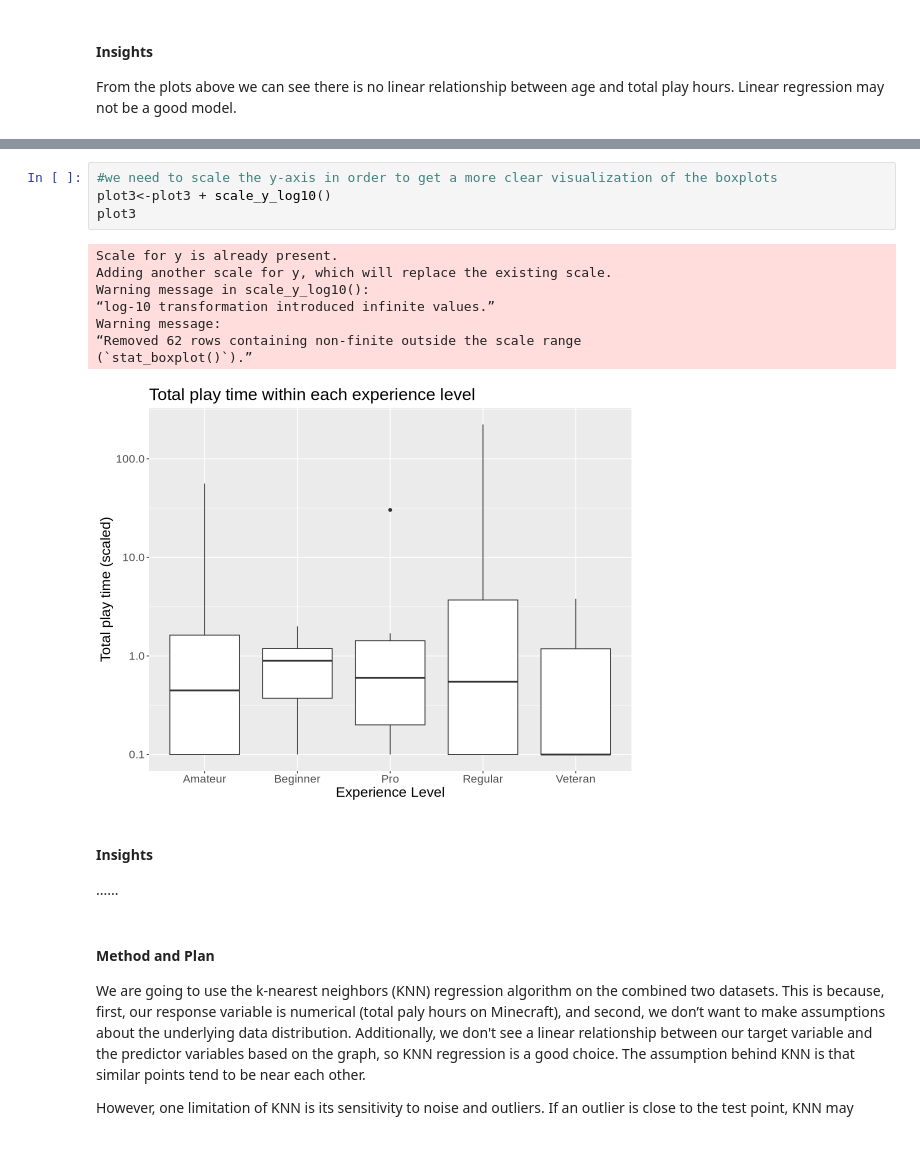
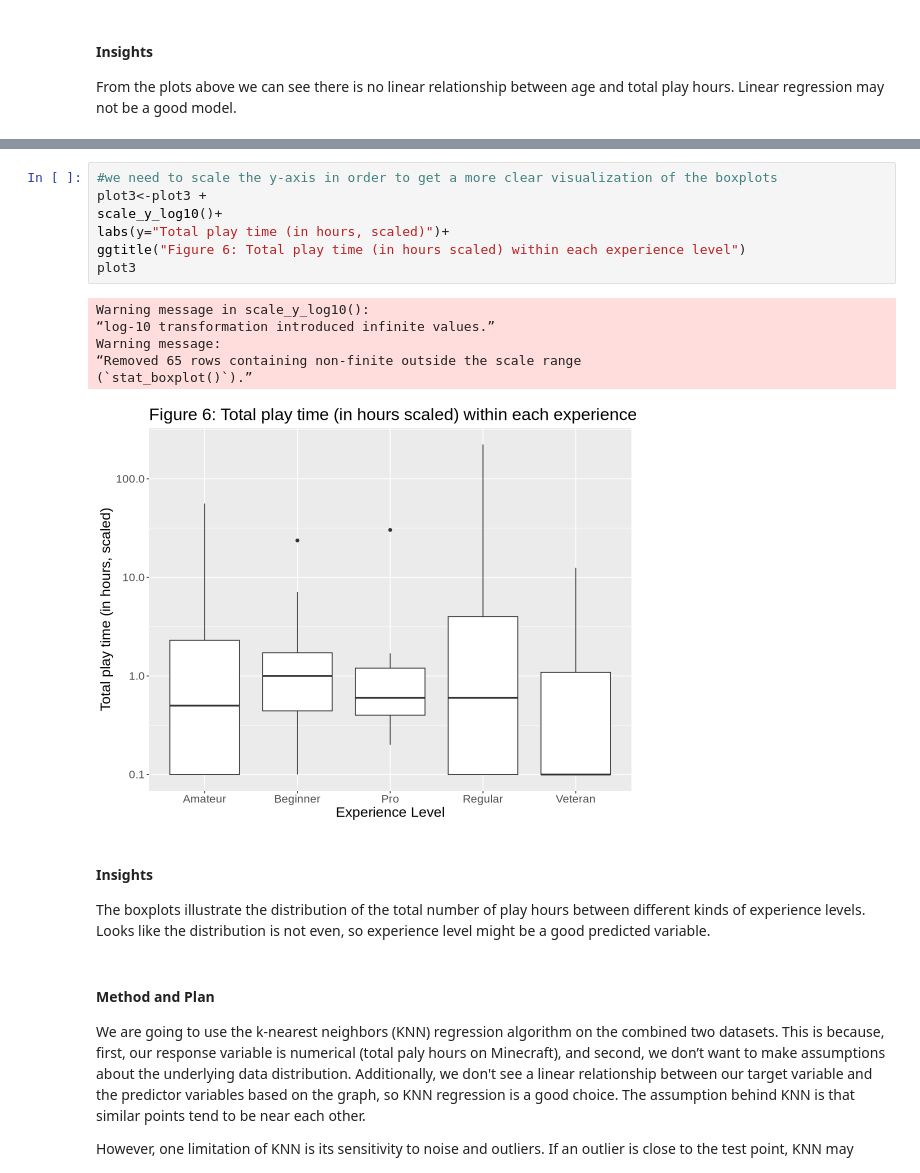
Before and after one commit to yli339/DSCI-Individual, a Jupyter notebook: Group Project.ipynb, the cells around one changed output, grey strips where cells are left out. Drawn from its saved outputs; the diff is of its cells as text; blank space fills up the shorter version.

Commit message:
Without predict coding and discussion

```diff
--- a/Group Project.ipynb
+++ b/Group Project.ipynb
@@ -174,19 +183,21 @@ Warning message:
 # %%
 #we need to scale the y-axis in order to get a more clear visualization of the boxplots
-plot3<-plot3 + scale_y_log10()
+plot3<-plot3 +
+scale_y_log10()+
+labs(y="Total play time (in hours, scaled)")+
+ggtitle("Figure 6: Total play time (in hours scaled) within each experience level")
 plot3
 # %% [output]
-Scale for y is already present.
-Adding another scale for y, which will replace the existing scale.
 Warning message in scale_y_log10():
 “log-10 transformation introduced infinite values.”
 Warning message:
-“Removed 62 rows containing non-finite outside the scale range
+“Removed 65 rows containing non-finite outside the scale range
 (`stat_boxplot()`).”
-[figure, old version]
+[figure, new version]
 # %% [markdown]
 #### Insights
-......
+
+The boxplots illustrate the distribution of the total number of play hours between different kinds of experience levels. Looks like the distribution is not even, so experience level might be a good predicted variable.
 # %% [markdown]
 #### Method and Plan
 We are going to use the k-nearest neighbors (KNN) regression algorithm on the combined two datasets. This is because, first, our response variable is numerical (total paly hours on Minecraft), and second, we don’t want to make assumptions about the underlying data distribution. Additionally, we don't see a linear relationship between our target variable and the predictor variables based on the graph, so KNN regression is a good choice. The assumption behind KNN is that similar points tend to be near each other.
```
Also changed, not shown: parts of 6 cells of this notebook.
